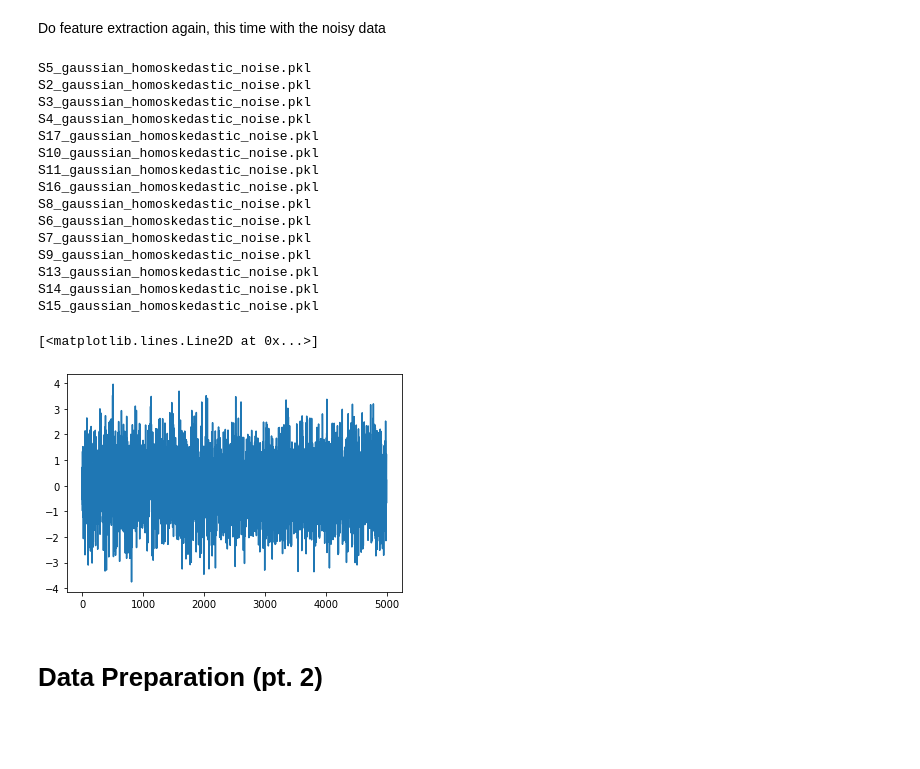
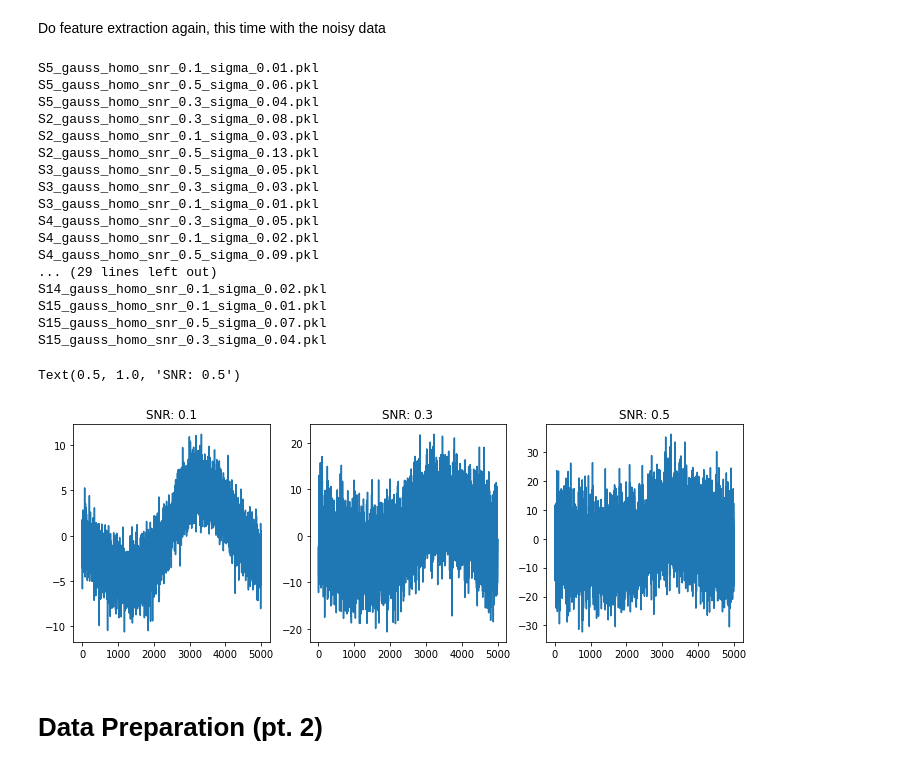
Before and after one commit to AbdulAlkurdi/anxietyFB, a Jupyter notebook: Feature-Based Model.ipynb, the cells around one changed output. Saved outputs shown, nothing was run; the diff lists cells and outputs as text; code cells hidden in the pictures; blank space fills up the shorter version.

Commit message:
Ran first batch of noise

```diff
--- a/Feature-Based Model.ipynb
+++ b/Feature-Based Model.ipynb
@@ -1126,38 +1258,53 @@ KeyboardInterrupt:
 # %% [markdown]
 Do feature extraction again, this time with the noisy data
 # %%
-patients_new = []
+patients_new_noise1 = []
+patients_new_noise2 = []
+patients_new_noise3 = []
 # Iterate through each patient's folder and construct a
 # df with all patient data
 for subdir, dirs, files in os.walk(rootdir):
     for file in files:
         # If this is a .pkl file then it's the synchronized features/labels
         # and we want to serialize the file
-        if '.pkl' in file and 'noise' in file:
+        if '.pkl' in file and 'gauss' in file and 'snr_0.1' in file:
             print(file)
-            patients_new.append(pd.read_pickle(subdir + '/' + file))
+            patients_new_noise1.append(pd.read_pickle(subdir + '/' + file))
+        elif '.pkl' in file and 'gauss' in file and 'snr_0.3' in file:
+            print(file)
+            patients_new_noise2.append(pd.read_pickle(subdir + '/' + file))
+        elif '.pkl' in file and 'gauss' in file and 'snr_0.5' in file:
+            print(file)
+            patients_new_noise3.append(pd.read_pickle(subdir + '/' + file))
 # %% [output]
-S5_gaussian_homoskedastic_noise.pkl
-S2_gaussian_homoskedastic_noise.pkl
-S3_gaussian_homoskedastic_noise.pkl
-S4_gaussian_homoskedastic_noise.pkl
-S17_gaussian_homoskedastic_noise.pkl
-S10_gaussian_homoskedastic_noise.pkl
-S11_gaussian_homoskedastic_noise.pkl
-S16_gaussian_homoskedastic_noise.pkl
-S8_gaussian_homoskedastic_noise.pkl
-S6_gaussian_homoskedastic_noise.pkl
-S7_gaussian_homoskedastic_noise.pkl
-S9_gaussian_homoskedastic_noise.pkl
-S13_gaussian_homoskedastic_noise.pkl
-S14_gaussian_homoskedastic_noise.pkl
-S15_gaussian_homoskedastic_noise.pkl
+S5_gauss_homo_snr_0.1_sigma_0.01.pkl
+S5_gauss_homo_snr_0.5_sigma_0.06.pkl
+S5_gauss_homo_snr_0.3_sigma_0.04.pkl
+S2_gauss_homo_snr_0.3_sigma_0.08.pkl
+S2_gauss_homo_snr_0.1_sigma_0.03.pkl
+S2_gauss_homo_snr_0.5_sigma_0.13.pkl
+S3_gauss_homo_snr_0.5_sigma_0.05.pkl
+S3_gauss_homo_snr_0.3_sigma_0.03.pkl
+S3_gauss_homo_snr_0.1_sigma_0.01.pkl
+S4_gauss_homo_snr_0.3_sigma_0.05.pkl
+S4_gauss_homo_snr_0.1_sigma_0.02.pkl
+S4_gauss_homo_snr_0.5_sigma_0.09.pkl
+... (29 lines left out)
+S14_gauss_homo_snr_0.1_sigma_0.02.pkl
+S15_gauss_homo_snr_0.1_sigma_0.01.pkl
+S15_gauss_homo_snr_0.5_sigma_0.07.pkl
+S15_gauss_homo_snr_0.3_sigma_0.04.pkl
 # %%
-x = np.ravel(patients_new[3]['signal']['chest']['ECG'])[4015000:4020000]
-plt.plot(x)
+fig, axs = plt.subplots(nrows=1, ncols=3, figsize=(12,4))
+axs[0].plot(np.ravel(patients_new_noise1[0]['signal']['chest']['Resp'])[4015000:4020000])
+axs[0].set_title('SNR: 0.1')
+axs[1].plot(np.ravel(patients_new_noise2[0]['signal']['chest']['Resp'])[4015000:4020000])
+axs[1].set_title('SNR: 0.3')
+axs[2].plot(np.ravel(patients_new_noise3[0]['signal']['chest']['Resp'])[4015000:4020000])
+axs[2].set_title('SNR: 0.5')
 # %% [output]
-[<matplotlib.lines.Line2D at 0x...>]
+Text(0.5, 1.0, 'SNR: 0.5')
-[figure, old version]
+[figure, new version]
 # %% [markdown]
 # Data Preparation (pt. 2)
 # %% [markdown]
```
Also changed, not shown: parts of 22 cells of this notebook.
